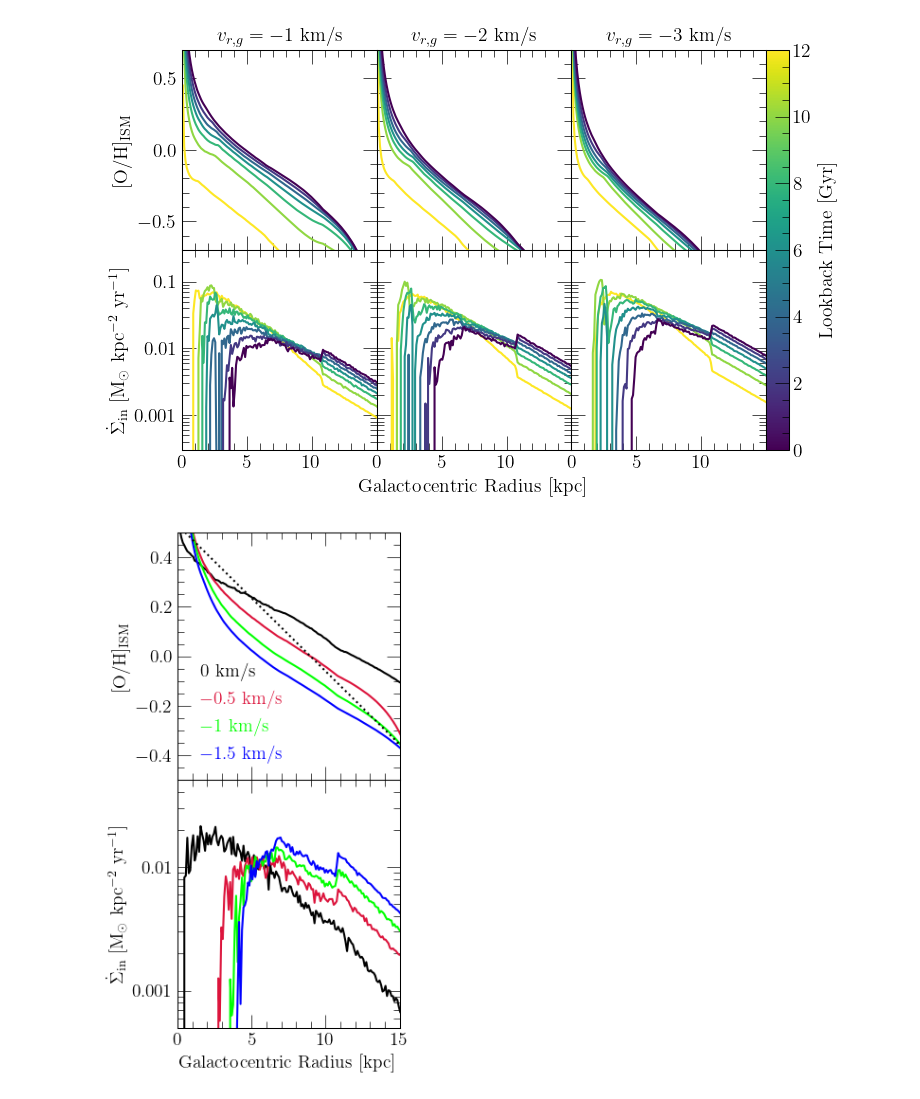
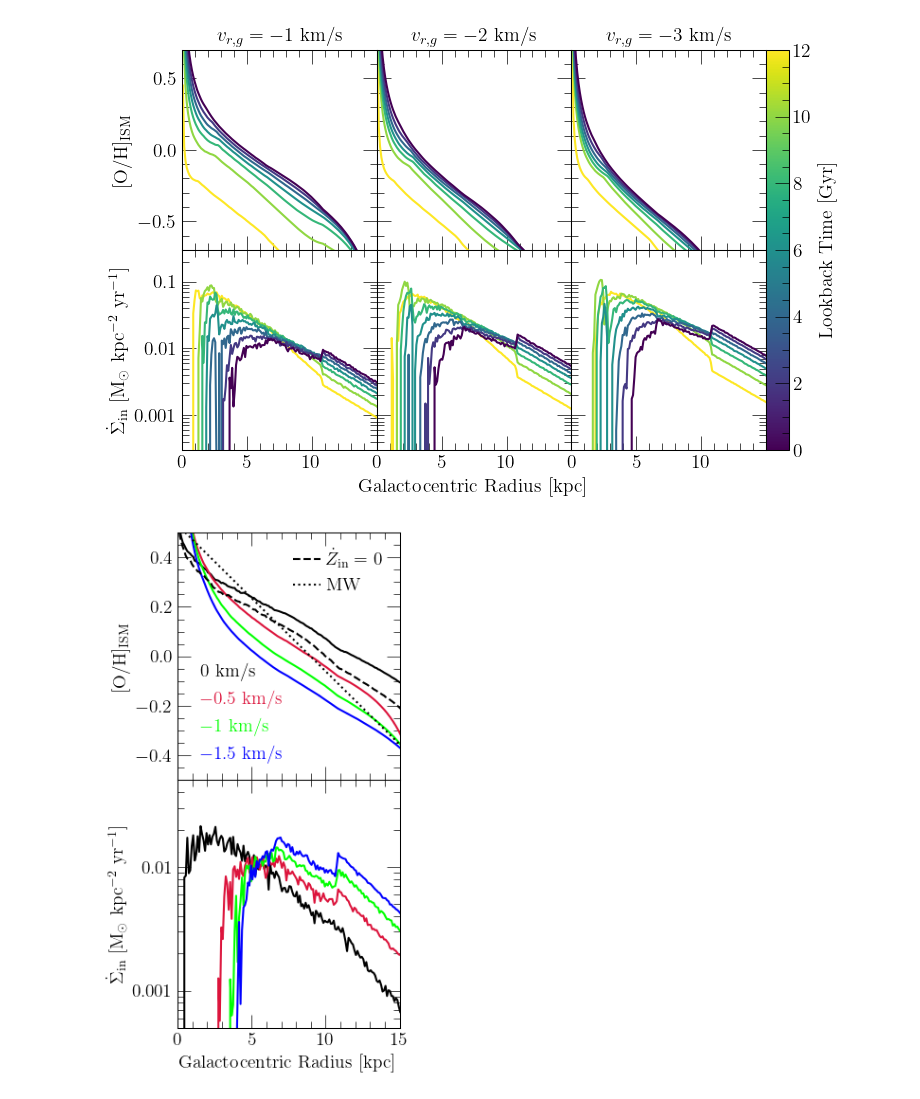
Before and after one commit to giganano/radial-flows, a Jupyter notebook: notebooks/constant.ipynb, the cells around one changed output. Saved outputs shown, nothing was run; the diff lists cells and outputs as text; code cells hidden in the pictures.

Commit message:
constant velocity models

```diff
--- a/notebooks/constant.ipynb
+++ b/notebooks/constant.ipynb
@@ -118,7 +118,18 @@ ax1.set_ylim([-0.5, 0.5])
 # ax1.set_yticks([-0.5, 0, 0.5])
 ax2.set_ylim([5.e-4, 0.05])
 
-def plot_output(ax_z, ax_ifr, output, zone_width = 0.1, **kwargs):
+line1 = ax1.plot([1, 2], [1, 2], c = named_colors()["black"], linestyle = "--", label = r"$\dot Z_\text{in} = 0$")[0]
+line2 = ax1.plot([1, 2], [1, 2], c = named_colors()["black"], linestyle = ":", label = "MW")[0]
+kwargs = {
+    "loc": mpl_loc("upper right"),
+    "handlelength": 1.5
+}
+leg = ax1.legend(**kwargs)
+ax1.add_artist(leg)
+line1.remove()
+line2.remove()
+
+def plot_output(ax_z, ax_ifr, output, zone_width = 0.1, plot_ifr = True, **kwargs):
     radii = [zone_width * (i + 0.5) for i in range(len(output.zones.keys()))]
     oh = []
     sigma_ifr = []
@@ -128,40 +139,43 @@ def plot_output(ax_z, ax_ifr, output, zone_width = 0.1, **kwargs):
         oh.append(zone.history["[o/h]"][-1])
         sigma_ifr.append(zone.history["ifr"][-1] / area)
     ax_z.plot(radii, oh, **kwargs)
-    ax_ifr.plot(radii, sigma_ifr, **kwargs)
+    if plot_ifr: ax_ifr.plot(radii, sigma_ifr, **kwargs)
 
 for i in range(len(outputs)):
     kwargs = {
         "c": named_colors()[COLORS[i]],
         "label": r"$%g$ km/s" % (VELOCITIES[i])
     }
     # if VELOCITIES[i]:
     #     kwargs["label"] = r"$%g$ km/s" % (VELOCITIES[i])
     # else:
     #     kwargs["label"] = r"$v_{r,g} = 0$"
     plot_output(ax1, ax2, outputs[i], **kwargs)
 
 xvals = np.linspace(ax1.get_xlim()[0], ax1.get_xlim()[1], 100)
 yvals = [np.log10(vice.solar_z.epsilon_to_z_conversion(9.22, 15.999) / vice.solar_z['o']) - 0.059 * r for r in xvals]
 ax1.plot(xvals, yvals, c = named_colors()["black"], linestyle = ":")
 
+zerometinfall = vice.output("../outputs/constant/vgas-0-zerometinfall")
+plot_output(ax1, ax2, zerometinfall, plot_ifr = False, c = named_colors()["black"], linestyle = "--")
+
 kwargs = {
     "loc": mpl_loc("lower left"),
     "ncol": 1,
     "handlelength": 0
 }
 leg = ax1.legend(**kwargs)
 fancy_legend(leg, COLORS)
 
 plt.tight_layout()
 plt.subplots_adjust(hspace = 0)
 for ext in ["pdf", "jpeg"]:
     kwargs = {}
     if ext == "jpeg": kwargs["dpi"] = 200
     plt.savefig("./constant/presentday-profiles-const.%s" % (ext), **kwargs)
 plt.show()
 # %% [output]
-[figure, old version]
+[figure, new version]
 # %%
 def boxcarsmoothtrend(xvals, yvals, window = 5):
     smoothed = len(xvals) * [0.]
```
Also changed, not shown: parts of 1 cell of this notebook, 6 other files.
